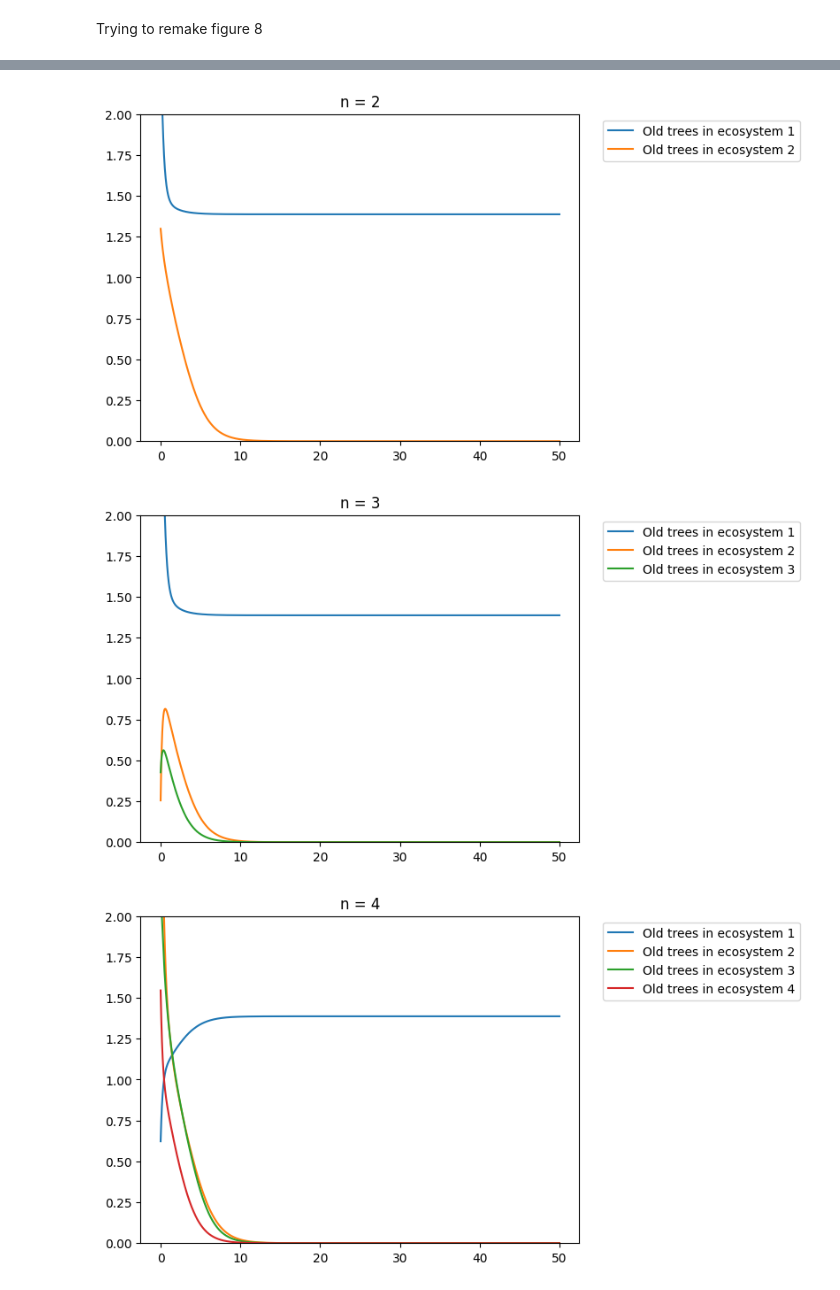
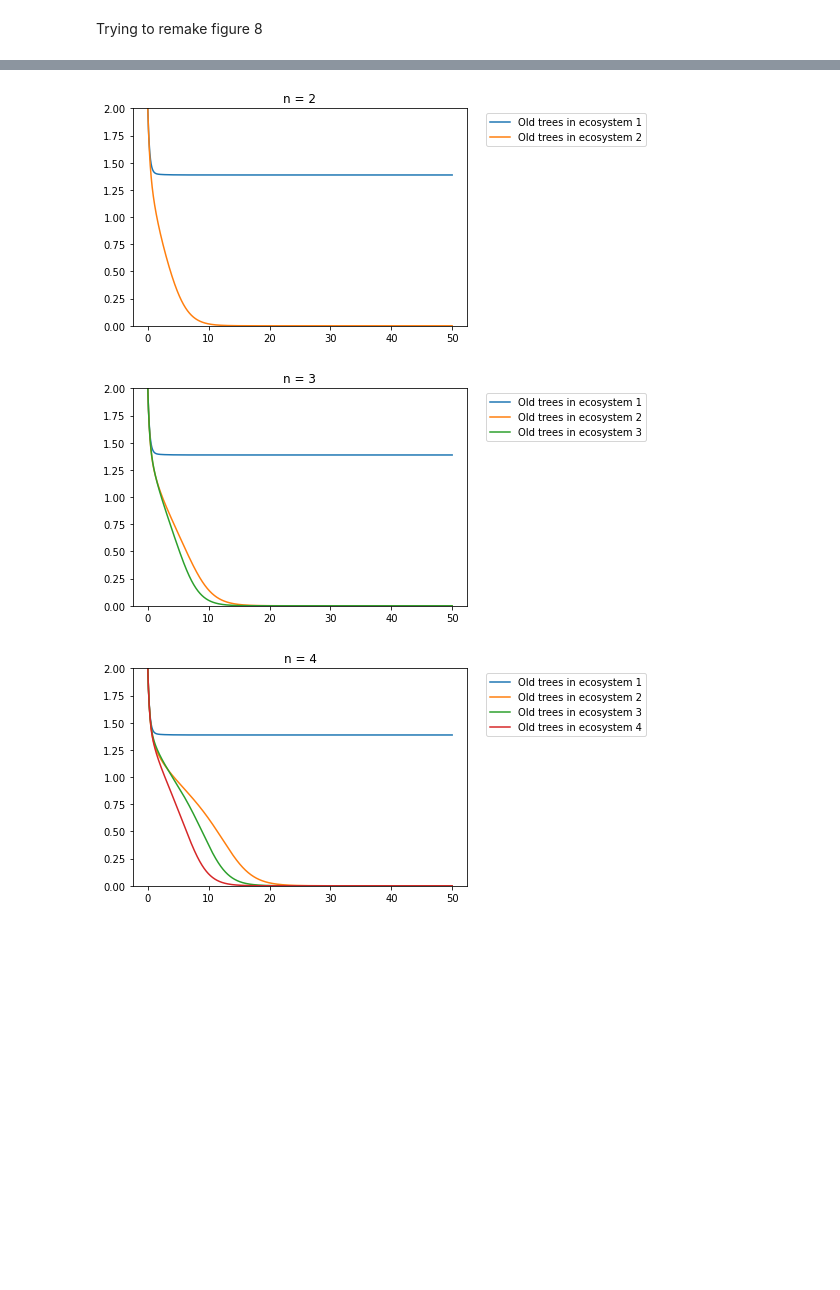
Before and after one commit to marcelvdla/CSSim, a Jupyter notebook: notebooks/two_forest_model.ipynb, the cells around one changed output, grey strips where cells are left out. Cells and saved outputs as stored; diff of their text form; code cells hidden in the pictures; blank space fills up the shorter version.

Commit message:
divided D by number of forests

```diff
--- a/notebooks/two_forest_model.ipynb
+++ b/notebooks/two_forest_model.ipynb
@@ -120,7 +120,7 @@ def system_n_forests_forward(x0s, y0s, args, timesteps = 100, dt = 0.001):
     y_vals = np.empty((n, int(timesteps/dt)))
 
     for t in range(int(timesteps / dt)):
-        penalties = alpha(x0s, y0s, dist=args[6], beta_2 = args[7], P_0 = args[8])
+        penalties = alpha(x0s, y0s, dist=args[6]/(n-1), beta_2 = args[7], P_0 = args[8])
         for i in range(n):
 
             x_vals[i, t] = x0s[i]
@@ -177,16 +177,16 @@ P_0 = 1.05
 arguments = (fertility, mortality_young, aging_rate, biotic_pump_young, mortality_old, biotic_pump_old, dist, beta_2, P_0)
 # %%
 for n in range(2, 11):
-    xs, ys, alt_penalties = system_n_forests_forward(np.random.uniform(0,4, (1,n)).flatten(), np.random.uniform(2,4, (1,n)).flatten(), arguments, time, dt)
+    xs, ys, alt_penalties = system_n_forests_forward(2*np.ones(n), 2*np.ones(n), arguments, time, dt)
 
     for i, y in enumerate(ys):
         #plt.plot(t, x, label = f"Young trees in ecosystem {i+1}")
         plt.plot(np.arange(0, time, dt), y, label = f"Old trees in ecosystem {i+1}")
     plt.title(f"n = {n}")
     plt.ylim(0,2)
     plt.legend(bbox_to_anchor=(1.04, 1), loc="upper left")
     plt.show()
 # %% [output]
-[figure, old version]
+[figure, new version]
-[figure, old version]
+[figure, new version]
-[figure, old version]
+[figure, new version]
```
Also changed, not shown: parts of 6 cells of this notebook.
